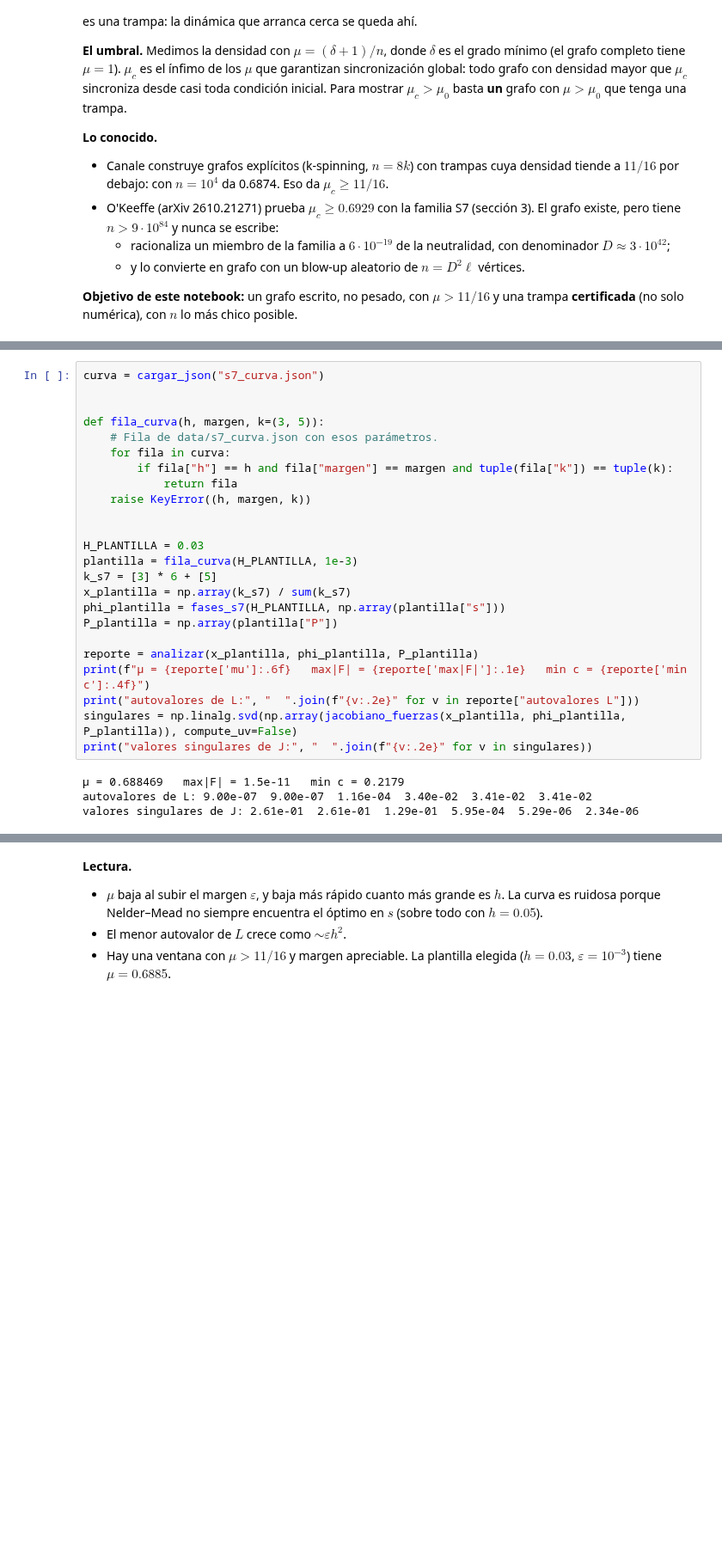
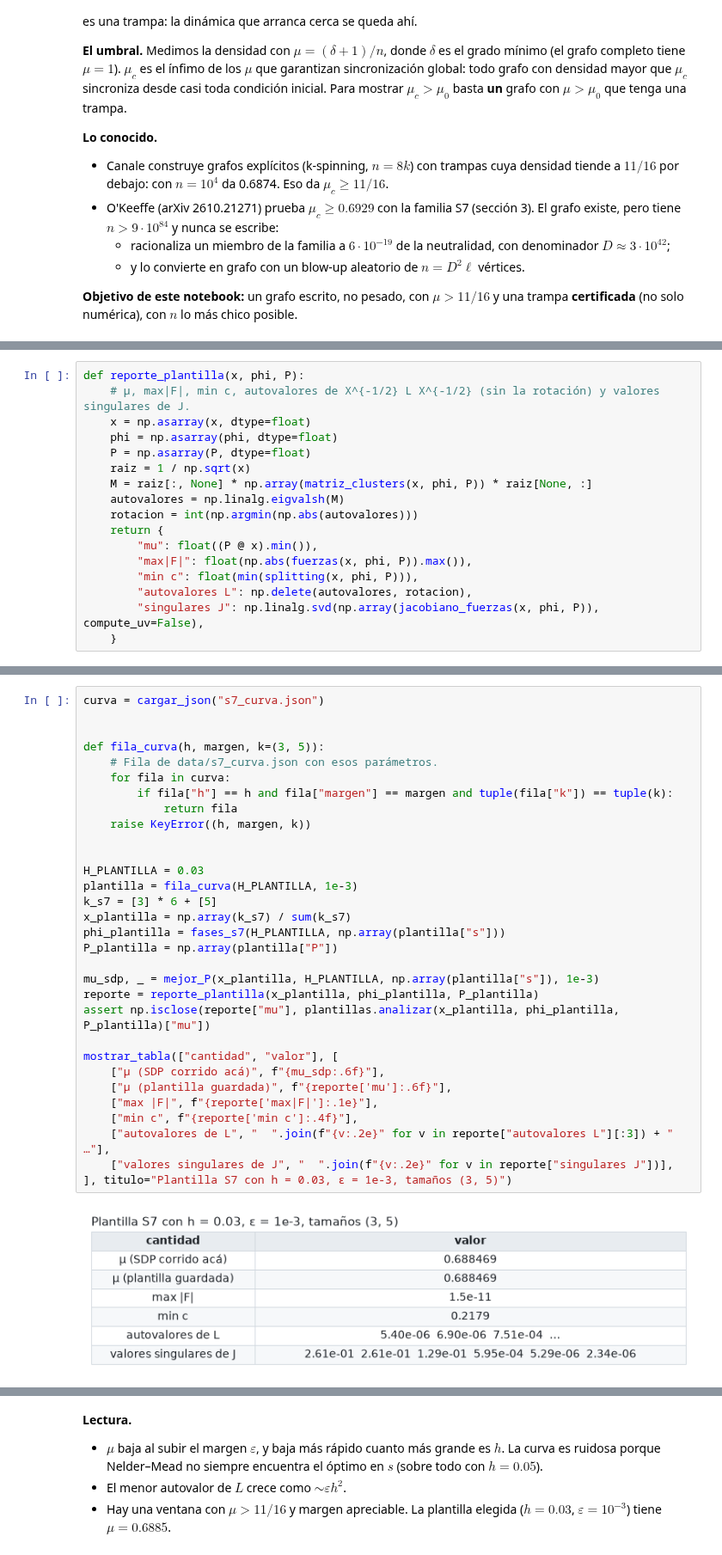
Before and after one commit to Nicoyanz98/investighaton-teo-optimizacion-2026, a Jupyter notebook: notebooks/Grafo_explicito_S7.ipynb, the cells around one changed output, grey strips where cells are left out. Shown at 86% size. Drawn from its saved outputs; the diff is of its cells as text; blank space fills up the shorter version.

```diff
--- a/notebooks/Grafo_explicito_S7.ipynb
+++ b/notebooks/Grafo_explicito_S7.ipynb
@@ -157,3 +251,20 @@ def fuerzas(x, phi, P, lib=np):
+# %%
+def reporte_plantilla(x, phi, P):
+    # μ, max|F|, min c, autovalores de X^{-1/2} L X^{-1/2} (sin la rotación) y valores singulares de J.
+    x = np.asarray(x, dtype=float)
+    phi = np.asarray(phi, dtype=float)
+    P = np.asarray(P, dtype=float)
+    raiz = 1 / np.sqrt(x)
+    M = raiz[:, None] * np.array(matriz_clusters(x, phi, P)) * raiz[None, :]
+    autovalores = np.linalg.eigvalsh(M)
+    rotacion = int(np.argmin(np.abs(autovalores)))
+    return {
+        "mu": float((P @ x).min()),
+        "max|F|": float(np.abs(fuerzas(x, phi, P)).max()),
+        "min c": float(min(splitting(x, phi, P))),
+        "autovalores L": np.delete(autovalores, rotacion),
+        "singulares J": np.linalg.svd(np.array(jacobiano_fuerzas(x, phi, P)), compute_uv=False),
+    }
 # %% [markdown]
 ## 3. La familia S7
 
@@ -248,29 +459,34 @@ que van a ser centrales en la sección 5.
 # %%
 curva = cargar_json("s7_curva.json")
 
 
 def fila_curva(h, margen, k=(3, 5)):
     # Fila de data/s7_curva.json con esos parámetros.
     for fila in curva:
         if fila["h"] == h and fila["margen"] == margen and tuple(fila["k"]) == tuple(k):
             return fila
     raise KeyError((h, margen, k))
 
 
 H_PLANTILLA = 0.03
 plantilla = fila_curva(H_PLANTILLA, 1e-3)
 k_s7 = [3] * 6 + [5]
 x_plantilla = np.array(k_s7) / sum(k_s7)
 phi_plantilla = fases_s7(H_PLANTILLA, np.array(plantilla["s"]))
 P_plantilla = np.array(plantilla["P"])
 
-reporte = analizar(x_plantilla, phi_plantilla, P_plantilla)
-print(f"μ = {reporte['mu']:.6f}   max|F| = {reporte['max|F|']:.1e}   min c = {reporte['min c']:.4f}")
-print("autovalores de L:", "  ".join(f"{v:.2e}" for v in reporte["autovalores L"]))
-singulares = np.linalg.svd(np.array(jacobiano_fuerzas(x_plantilla, phi_plantilla, P_plantilla)), compute_uv=False)
-print("valores singulares de J:", "  ".join(f"{v:.2e}" for v in singulares))
+mu_sdp, _ = mejor_P(x_plantilla, H_PLANTILLA, np.array(plantilla["s"]), 1e-3)
+reporte = reporte_plantilla(x_plantilla, phi_plantilla, P_plantilla)
+assert np.isclose(reporte["mu"], plantillas.analizar(x_plantilla, phi_plantilla, P_plantilla)["mu"])
+
+mostrar_tabla(["cantidad", "valor"], [
+    ["μ (SDP corrido acá)", f"{mu_sdp:.6f}"],
+    ["μ (plantilla guardada)", f"{reporte['mu']:.6f}"],
+    ["max |F|", f"{reporte['max|F|']:.1e}"],
+    ["min c", f"{reporte['min c']:.4f}"],
+    ["autovalores de L", "  ".join(f"{v:.2e}" for v in reporte["autovalores L"][:3]) + "  …"],
+    ["valores singulares de J", "  ".join(f"{v:.2e}" for v in reporte["singulares J"])],
+], titulo="Plantilla S7 con h = 0.03, ε = 1e-3, tamaños (3, 5)")
 # %% [output]
-μ = 0.688469   max|F| = 1.5e-11   min c = 0.2179
-autovalores de L: 9.00e-07  9.00e-07  1.16e-04  3.40e-02  3.41e-02  3.41e-02
-valores singulares de J: 2.61e-01  2.61e-01  1.29e-01  5.95e-04  5.29e-06  2.34e-06
+[figure, added]
 # %% [markdown]
```
Also changed, not shown: parts of 80 cells of this notebook.
